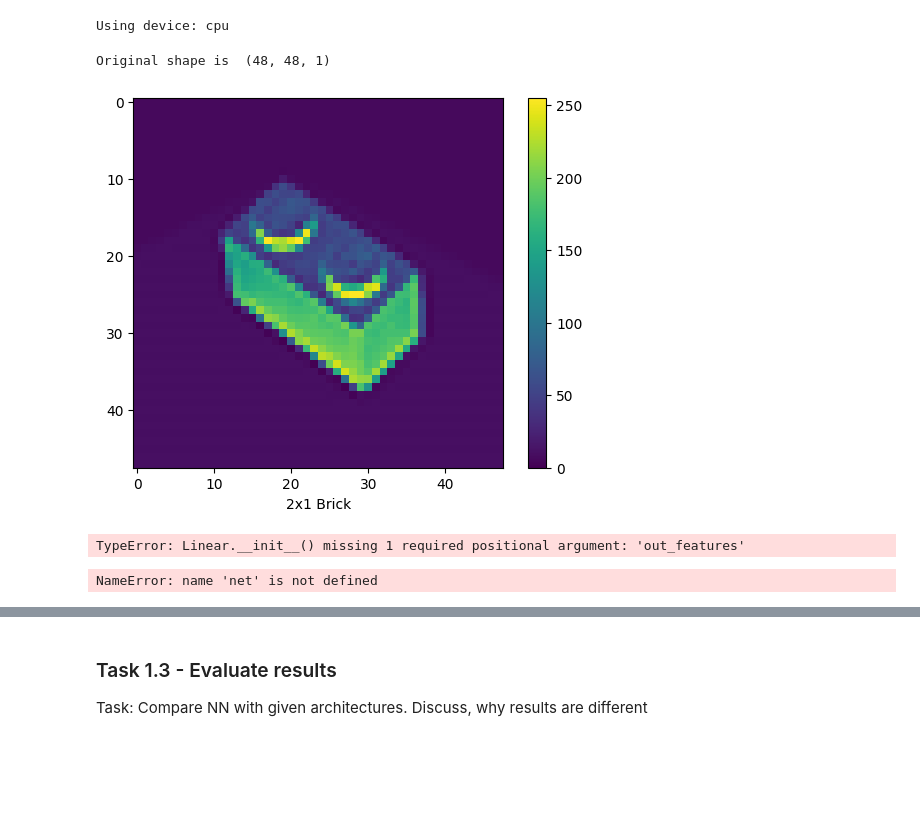
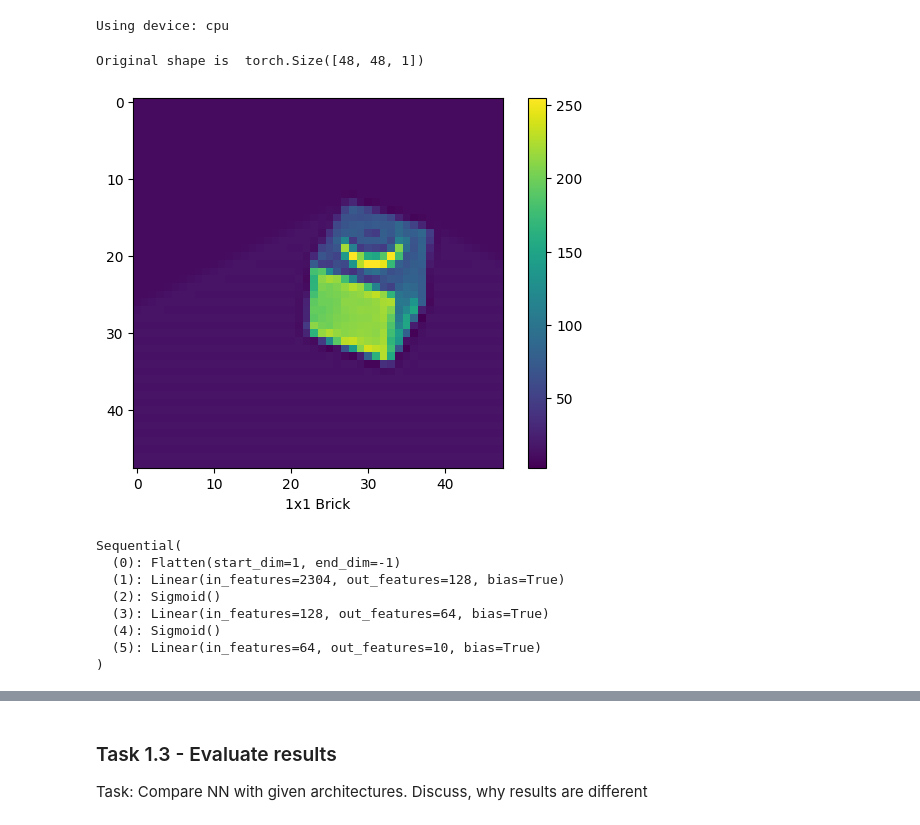
Before and after one commit to spbcoding/ml-aws-course, a Jupyter notebook: lab07-cnn-1-pytorch.ipynb, the cells around one changed output, grey strips where cells are left out. Drawn from its saved outputs; the diff is of its cells as text; code cells hidden in the pictures; blank space fills up the shorter version.

```diff
--- a/lab07-cnn-1-pytorch.ipynb
+++ b/lab07-cnn-1-pytorch.ipynb
@@ -33,14 +33,32 @@ print('Using device:', device)
 Using device: cpu
 # %%
 # Open the files:
-train_fh = open('data/lego-train.pickle', 'rb')
-test_fh = open('data/lego-test.pickle', 'rb')
+train_fh = open('data/lab07/lego-train.pickle', 'rb')
+test_fh = open('data/lab07/lego-test.pickle', 'rb')
 
 # Use pickle to load files into runtime objects:
 train_data = pickle.load(train_fh)
 test_data = pickle.load(test_fh)
 
 # train_data -> [] of tuples: (ndarray, uint8 label)
+# %%
+from torch.utils.data import TensorDataset, DataLoader
+
+train_data_X = [img for (img, _) in train_data]
+train_data_y = [lbl for (_, lbl) in train_data]
+
+test_data_X = [img for (img, _) in test_data]
+test_data_y = [lbl for (_, lbl) in test_data]
+
+def get_dataset(X, y):
+    tensor_x = torch.Tensor(X) # transform to torch tensor
+    tensor_y = torch.Tensor(y).long()
+
+    dataset = TensorDataset(tensor_x,tensor_y) # create your datset
+    return dataset
+
+train_dataset = get_dataset(train_data_X, train_data_y)
+test_dataset = get_dataset(test_data_X, test_data_y)
 # %%
 # For humans:
 class_names = ['2x3 Brick', '2x2 Brick', '1x3 Brick', '2x1 Brick', '1x1 Brick', '2x2 Macaroni', '2x2 Curved End', 'Cog 16 Tooth', '1x2 Handles', '1x2 Grill']
@@ -52,18 +70,28 @@ transformer = transforms.Compose([
 train_data = train_data.transform_first(transformer)
 test_data = test_data.transform_first(transformer)
 # %%
-train_image_no = 44
+train_image_no = 89
 
-images_data, label_data = train_data[train_image_no]
-print('Original shape is ', images_data.shape)
+#images_data, label_data = train_data[train_image_no]
+#print('Original shape is ', images_data.shape)
+#plt.figure()
+#plt.imshow(images_data.reshape((48,48)))
+#plt.colorbar()
+#plt.xlabel(class_names[label_data])
+#plt.show()
+
+# the same, but with torch dataset
+train_dataloader = DataLoader(train_dataset)
+images_data, label_data = next(iter(train_dataloader))
+print('Original shape is ', images_data[0].shape)
 plt.figure()
-plt.imshow(images_data.reshape((48,48)))
+plt.imshow(images_data[0].numpy())
 plt.colorbar()
 plt.xlabel(class_names[label_data])
 plt.show()
 # %% [output]
-Original shape is  (48, 48, 1)
+Original shape is  torch.Size([48, 48, 1])
-[figure, old version]
+[figure, new version]
 # %%
 # Define a neural network as per the original lab
 def init_weights(m):
@@ -163,8 +202,12 @@ train_loader = mx.gluon.data.DataLoader(train_data, batch_size=batch_size, shuff
 # %%
 net = build_NN()
+print(net)
 # %% [output]
-TypeError: Linear.__init__() missing 1 required positional argument: 'out_features'
+Sequential(
+  (0): Flatten(start_dim=1, end_dim=-1)
+  (1): Linear(in_features=2304, out_features=128, bias=True)
+  (2): Sigmoid()
+  (3): Linear(in_features=128, out_features=64, bias=True)
+  (4): Sigmoid()
+  (5): Linear(in_features=64, out_features=10, bias=True)
+)
-# %%
-print(net)
-# %% [output]
-NameError: name 'net' is not defined
```
Also changed, not shown: parts of 13 cells of this notebook.
